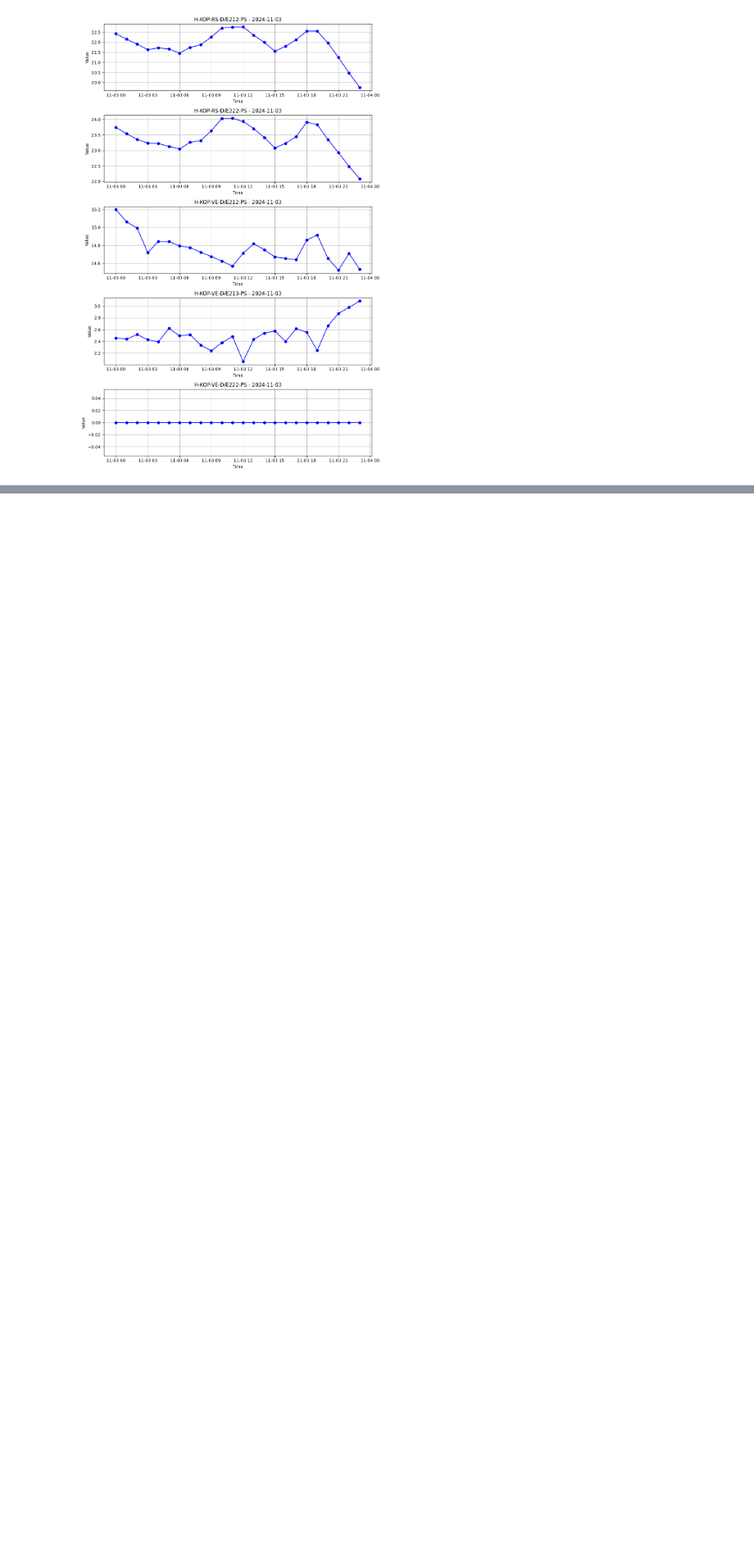
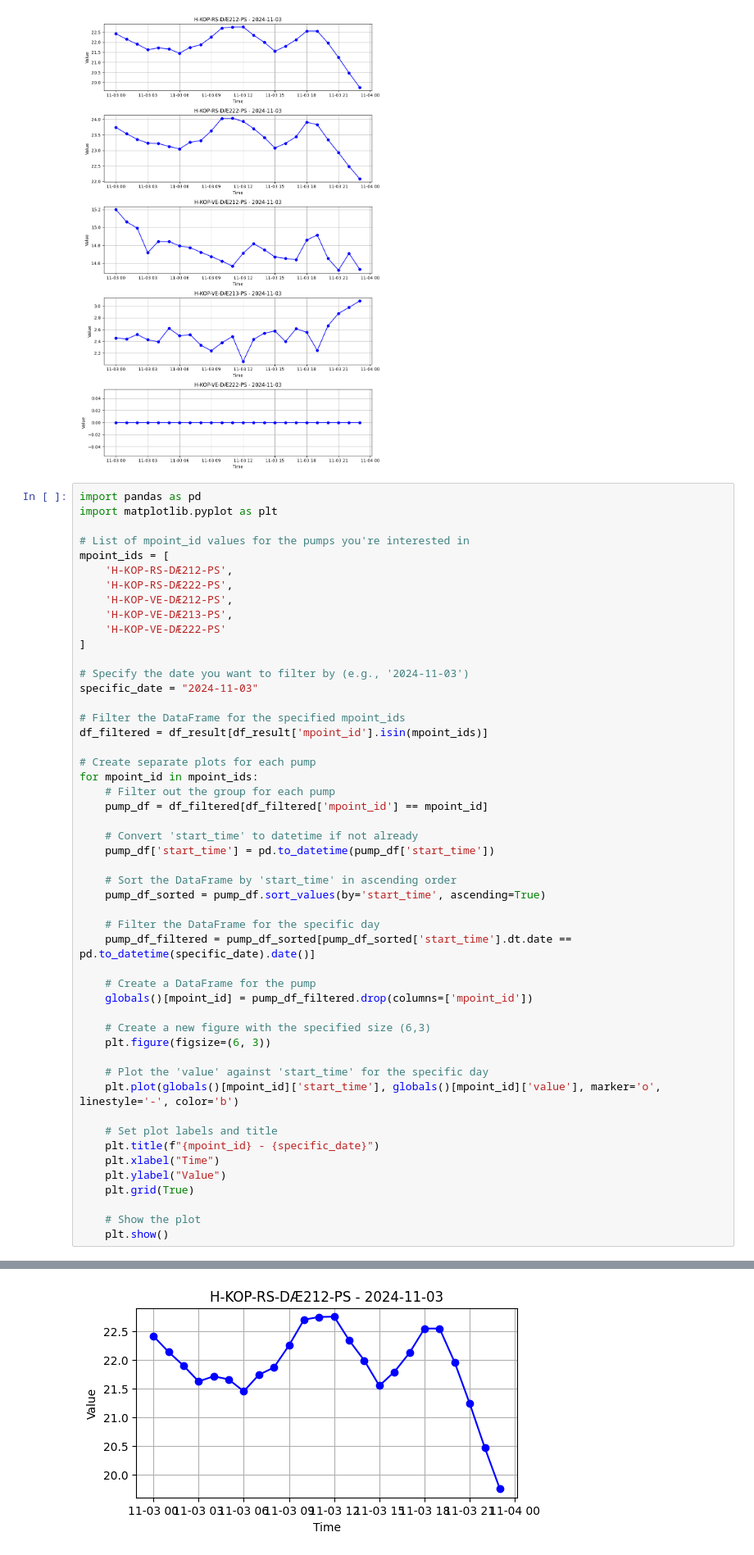
Before and after one commit to frodibrooks/OptimisedHeating, a Jupyter notebook: Data_processing/pumps_data.ipynb, the cells around one changed output, grey strips where cells are left out. Shown at 82% size. Cells and saved outputs as stored; diff of their text form; blank space fills up the shorter version.

```diff
--- a/Data_processing/pumps_data.ipynb
+++ b/Data_processing/pumps_data.ipynb
@@ -176,3 +176,54 @@ Try using .loc[row_indexer,col_indexer] = value instead
 See the caveats in the documentation: https://pandas.pydata.org/pandas-docs/stable/user_guide/indexing.html#returning-a-view-versus-a-copy
   pump_df['start_time'] = pd.to_datetime(pump_df['start_time'])
 [figure]
+# %%
+import pandas as pd
+import matplotlib.pyplot as plt
+
+# List of mpoint_id values for the pumps you're interested in
+mpoint_ids = [
+    'H-KOP-RS-DÆ212-PS',
+    'H-KOP-RS-DÆ222-PS',
+    'H-KOP-VE-DÆ212-PS',
+    'H-KOP-VE-DÆ213-PS',
+    'H-KOP-VE-DÆ222-PS'
+]
+
+# Specify the date you want to filter by (e.g., '2024-11-03')
+specific_date = "2024-11-03"
+
+# Filter the DataFrame for the specified mpoint_ids
+df_filtered = df_result[df_result['mpoint_id'].isin(mpoint_ids)]
+
+# Create separate plots for each pump
+for mpoint_id in mpoint_ids:
+    # Filter out the group for each pump
+    pump_df = df_filtered[df_filtered['mpoint_id'] == mpoint_id]
+
+    # Convert 'start_time' to datetime if not already
+    pump_df['start_time'] = pd.to_datetime(pump_df['start_time'])
+
+    # Sort the DataFrame by 'start_time' in ascending order
+    pump_df_sorted = pump_df.sort_values(by='start_time', ascending=True)
+
+    # Filter the DataFrame for the specific day
+    pump_df_filtered = pump_df_sorted[pump_df_sorted['start_time'].dt.date == pd.to_datetime(specific_date).date()]
+
+    # Create a DataFrame for the pump
+    globals()[mpoint_id] = pump_df_filtered.drop(columns=['mpoint_id'])
+
+    # Create a new figure with the specified size (6,3)
+    plt.figure(figsize=(6, 3))
+
+    # Plot the 'value' against 'start_time' for the specific day
+    plt.plot(globals()[mpoint_id]['start_time'], globals()[mpoint_id]['value'], marker='o', linestyle='-', color='b')
+
+    # Set plot labels and title
+    plt.title(f"{mpoint_id} - {specific_date}")
+    plt.xlabel("Time")
+    plt.ylabel("Value")
+    plt.grid(True)
+
+    # Show the plot
+    plt.show()
+# %% [output]
@@ -178,0 +235 @@ See the caveats in the documentation: https://pandas.pydata.org/pandas-docs/stab
+[figure, added]
```
Also changed, not shown: parts of 1 cell of this notebook, 7 other files.
